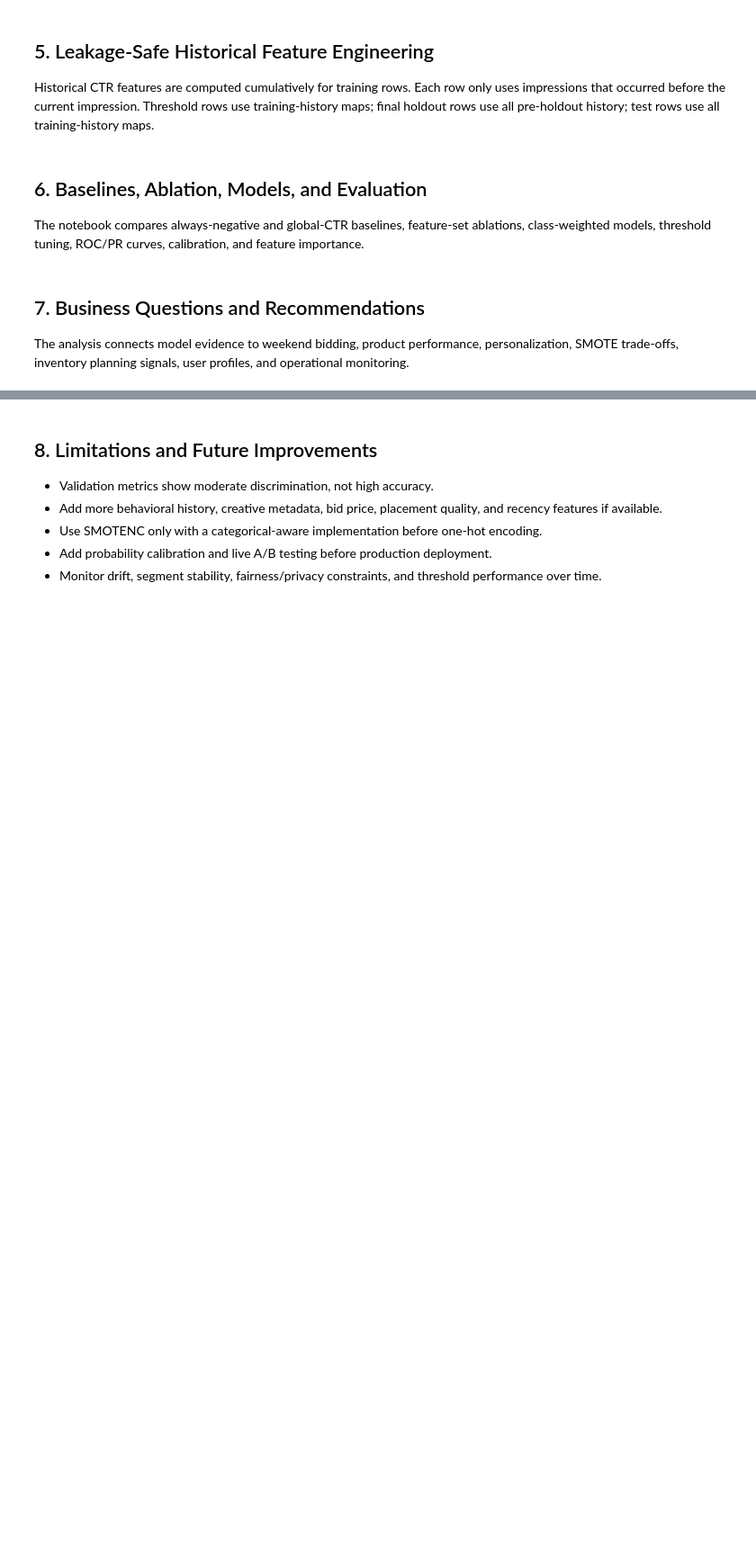
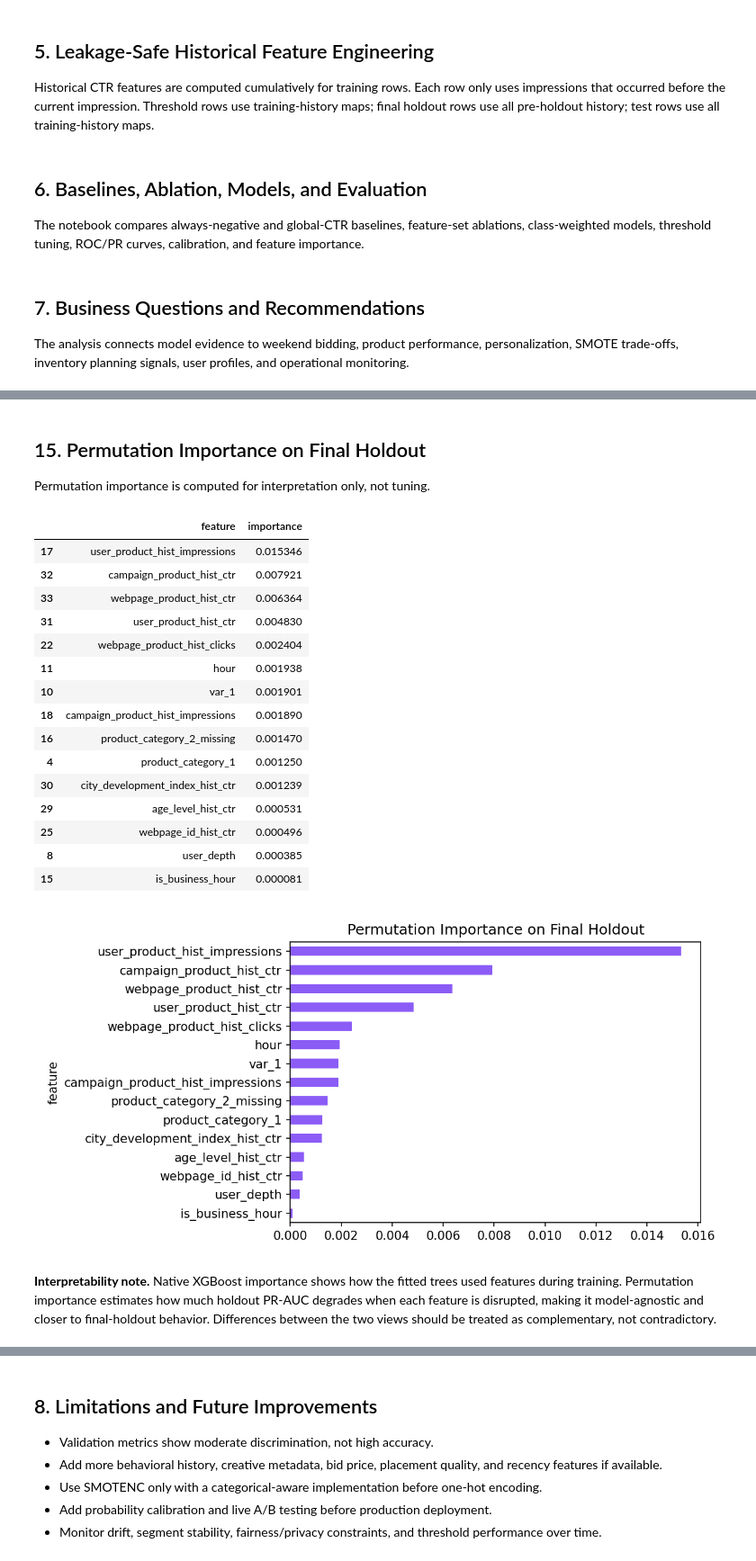
Before and after one commit to banshiAbp/ad-click-prediction, a Jupyter notebook: ad_click_prediction_case_study.ipynb, the cells around one changed output, grey strips where cells are left out. Shown at 90% size. Cells and saved outputs as stored; diff of their text form; code cells hidden in the pictures; blank space fills up the shorter version.

```diff
--- a/ad_click_prediction_case_study.ipynb
+++ b/ad_click_prediction_case_study.ipynb
@@ -809,0 +549,53 @@ Weekend CTR: 7.33%; Weekday CTR: 6.65%; uplift: 0.68 pp / 10.2% relative; p-valu
+# %% [markdown]
+## 15. Permutation Importance on Final Holdout
+
+Permutation importance is computed for interpretation only, not tuning.
+# %%
+# Model-agnostic interpretability on untouched holdout. Interpretation only; no tuning.
+perm_sample_n = min(3000, len(holdout_hist))
+perm_sample = holdout_hist.sample(perm_sample_n, random_state=RANDOM_STATE)
+perm_result = permutation_importance(
+    best_pipe,
+    perm_sample[full_features],
+    perm_sample['is_click'],
+    scoring='average_precision',
+    n_repeats=2,
+    random_state=RANDOM_STATE,
+    n_jobs=-1,
+)
+permutation_importance_table = (
+    pd.DataFrame({'feature': full_features, 'importance': perm_result.importances_mean})
+    .sort_values('importance', ascending=False)
+    .head(15)
+)
+display(permutation_importance_table)
+plt.figure(figsize=(8,4)); permutation_importance_table.sort_values('importance').plot(kind='barh', x='feature', y='importance', legend=False, ax=plt.gca(), color='#8b5cf6'); plt.title('Permutation Importance on Final Holdout'); plt.tight_layout(); plt.savefig(IMAGE_DIR/'permutation_importance.png', dpi=150); plt.close(); display(Image(filename=str(IMAGE_DIR/'permutation_importance.png')))
+display(Markdown("""**Interpretability note.** Native selected-model importance shows how the fitted model used features during training. Permutation importance estimates how much holdout PR-AUC degrades when each feature is disrupted, making it model-agnostic and closer to final-holdout behavior. Differences between the two views should be treated as complementary, not contradictory."""))
+
+precision, recall, _ = precision_recall_curve(y_valid, best_probs)
+plt.figure(figsize=(6,4)); plt.plot(recall, precision, color='#b91c1c', label='Model'); plt.axhline(y_valid.mean(), color='#64748b', linestyle='--', label=f'Prevalence baseline ({y_valid.mean():.2%})'); plt.title('Precision-Recall Curve'); plt.xlabel('Recall'); plt.ylabel('Precision'); plt.legend(); plt.tight_layout(); plt.savefig(IMAGE_DIR/'pr_curve.png', dpi=150); plt.close(); display(Image(filename=str(IMAGE_DIR/'pr_curve.png')))
+
+fpr, tpr, _ = roc_curve(y_valid, best_probs)
+plt.figure(figsize=(6,4)); plt.plot(fpr, tpr, color='#2563eb'); plt.plot([0,1],[0,1],'--',color='#94a3b8'); plt.title('ROC Curve'); plt.xlabel('False Positive Rate'); plt.ylabel('True Positive Rate'); plt.tight_layout(); plt.savefig(IMAGE_DIR/'roc_curve.png', dpi=150); plt.close(); display(Image(filename=str(IMAGE_DIR/'roc_curve.png')))
+
+prob_true, prob_pred = calibration_curve(y_valid, best_probs, n_bins=10, strategy='quantile')
+plt.figure(figsize=(6,4)); plt.plot(prob_pred, prob_true, marker='o', color='#7c3aed'); plt.plot([0,1],[0,1],'--',color='#94a3b8'); plt.title('Calibration Plot'); plt.xlabel('Mean predicted probability'); plt.ylabel('Observed click rate'); plt.tight_layout(); plt.savefig(IMAGE_DIR/'calibration_plot.png', dpi=150); plt.close(); display(Image(filename=str(IMAGE_DIR/'calibration_plot.png')))
+# %% [output]
+|  | feature | importance |
+| 17 | user_product_hist_impressions | 0.015346 |
+| 32 | campaign_product_hist_ctr | 0.007921 |
+| 33 | webpage_product_hist_ctr | 0.006364 |
+| 31 | user_product_hist_ctr | 0.004830 |
+| 22 | webpage_product_hist_clicks | 0.002404 |
+| 11 | hour | 0.001938 |
+| 10 | var_1 | 0.001901 |
+| 18 | campaign_product_hist_impressions | 0.001890 |
+| 16 | product_category_2_missing | 0.001470 |
+| 4 | product_category_1 | 0.001250 |
+| 30 | city_development_index_hist_ctr | 0.001239 |
+| 29 | age_level_hist_ctr | 0.000531 |
+| 25 | webpage_id_hist_ctr | 0.000496 |
+| 8 | user_depth | 0.000385 |
+| 15 | is_business_hour | 0.000081 |
+[figure, added]
+**Interpretability note.** Native XGBoost importance shows how the fitted trees used features during training. Permutation importance estimates how much holdout PR-AUC degrades when each feature is disrupted, making it model-agnostic and closer to final-holdout behavior. Differences between the two views should be treated as complementary, not contradictory.
```
Also changed, not shown: parts of 29 cells of this notebook, 13 other files.
